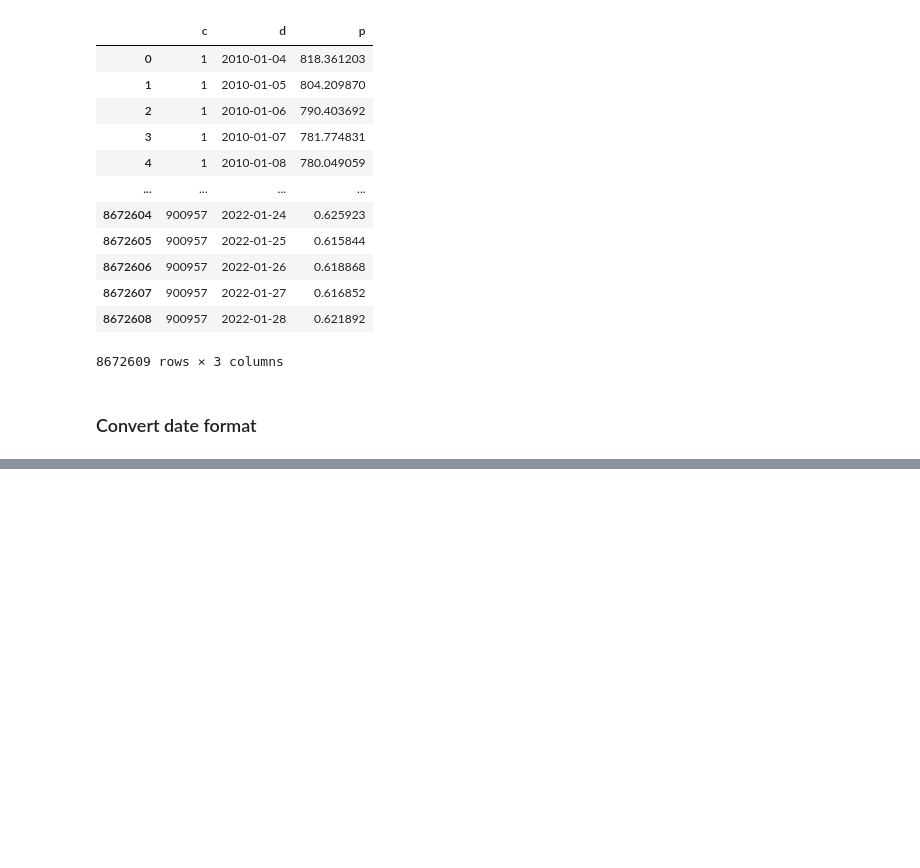
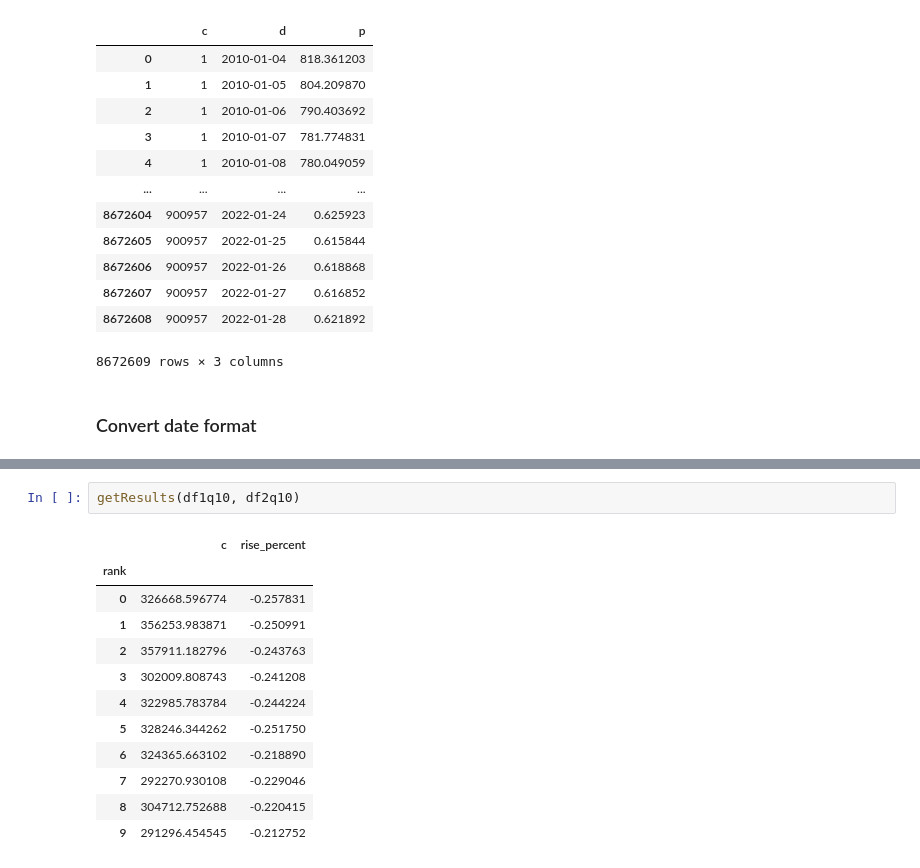
Before and after one commit to tanyanbo/academicwriting, a Jupyter notebook: academicwriting.ipynb, the cells around one changed output, grey strips where cells are left out. Drawn from its saved outputs; the diff is of its cells as text; blank space fills up the shorter version.

```diff
--- a/academicwriting.ipynb
+++ b/academicwriting.ipynb
@@ -117,0 +120,15 @@ Name: p, Length: 1864, dtype: float64
+# %%
+getResults(df1q10, df2q10)
+# %% [output]
+|  | c | rise_percent |
+| rank |  |  |
+| 0 | 326668.596774 | -0.257831 |
+| 1 | 356253.983871 | -0.250991 |
+| 2 | 357911.182796 | -0.243763 |
+| 3 | 302009.808743 | -0.241208 |
+| 4 | 322985.783784 | -0.244224 |
+| 5 | 328246.344262 | -0.251750 |
+| 6 | 324365.663102 | -0.218890 |
+| 7 | 292270.930108 | -0.229046 |
+| 8 | 304712.752688 | -0.220415 |
+| 9 | 291296.454545 | -0.212752 |
```
Also changed, not shown: parts of 12 cells of this notebook.
